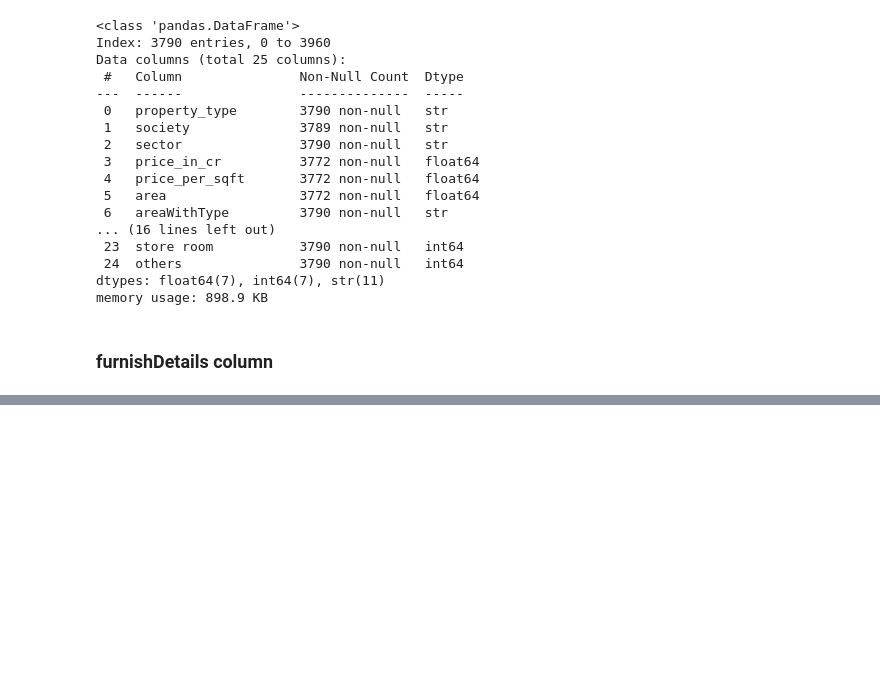
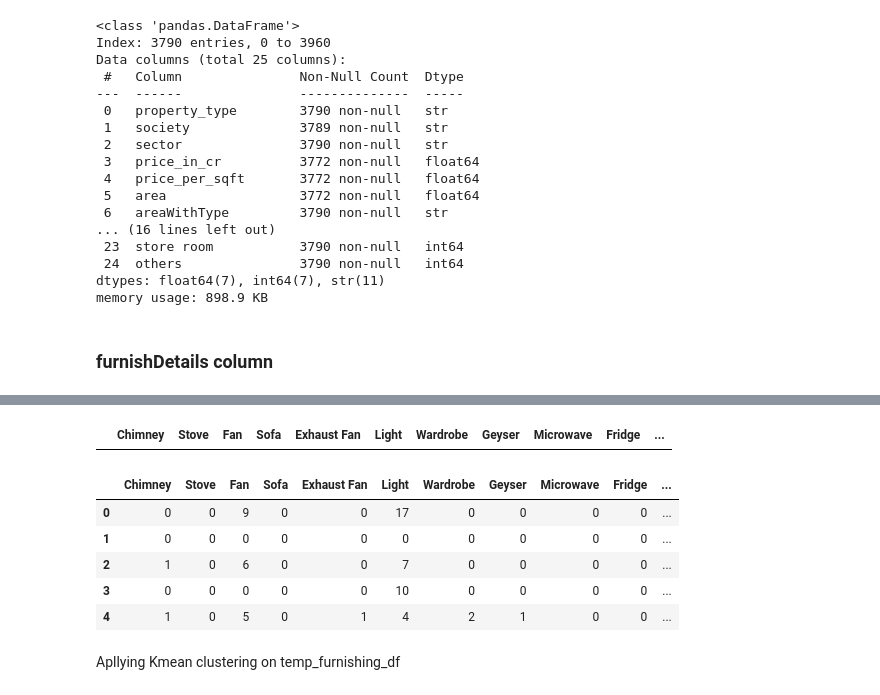
Before and after one commit to akshaypratap008/Real-Estate-Project, a Jupyter notebook: notebooks/feature-engineering/4_feature_engineering_1.ipynb, the cells around one changed output, grey strips where cells are left out. Drawn from its saved outputs; the diff is of its cells as text; code cells hidden in the pictures; blank space fills up the shorter version.

```diff
--- a/notebooks/feature-engineering/4_feature_engineering_1.ipynb
+++ b/notebooks/feature-engineering/4_feature_engineering_1.ipynb
@@ -421,0 +412,13 @@ df['furnishDetails']
+# %%
+all_furnishing = []
+
+furnishings_df = df['furnishDetails'].str.replace('[', '').str.replace(']', '').str.replace("'", "").dropna().apply(lambda item: re.sub(r'\d+', '', item).strip())      #removes brackets, ', numbers from the string and drops na values. Also strips any spaces at the start or end of the leftover strings
+
+for details in furnishings_df:      # each details is string containing the info about furnishing item
+    list_items = details.split(',')     # changes the details into list wrt to coma
+    for furnishing_item in list_items:
+        if furnishing_item != '' and 'No' not in furnishing_item:     # checks if the item is empty string and doesn't contain 'No' as they will be 0 in count later
+            all_furnishing.append(furnishing_item.strip())
+
+# print(set(all_furnishing))
+all_furnishing = list(set(all_furnishing))
@@ -421,0 +446,18 @@ df['furnishDetails']
+# %%
+def get_furnishing_counts(details, furnishing_item):
+    if isinstance(details, str):
+        if f'No {furnishing_item}' in details:
+            return 0
+        pattern = re.compile(f"(\d+) {furnishing_item}")
+        match = pattern.search(details)
+
+        if match:
+            return int(match.group(1))
+        elif furnishing_item in details:
+            return 1
+    return 0
+# %%
+temp_furnishing_df = pd.DataFrame(columns=all_furnishing)
+temp_furnishing_df
+# %% [output]
+|  | Chimney | Stove | Fan | Sofa | Exhaust Fan | Light | Wardrobe | Geyser | Microwave | Fridge | ... |
@@ -421,0 +467,11 @@ df['furnishDetails']
+# %%
+temp_furnishing_df.head()
+# %% [output]
+|  | Chimney | Stove | Fan | Sofa | Exhaust Fan | Light | Wardrobe | Geyser | Microwave | Fridge | ... |
+| 0 | 0 | 0 | 9 | 0 | 0 | 17 | 0 | 0 | 0 | 0 | ... |
+| 1 | 0 | 0 | 0 | 0 | 0 | 0 | 0 | 0 | 0 | 0 | ... |
+| 2 | 1 | 0 | 6 | 0 | 0 | 7 | 0 | 0 | 0 | 0 | ... |
+| 3 | 0 | 0 | 0 | 0 | 0 | 10 | 0 | 0 | 0 | 0 | ... |
+| 4 | 1 | 0 | 5 | 0 | 1 | 4 | 2 | 1 | 0 | 0 | ... |
+# %% [markdown]
+Apllying Kmean clustering on temp_furnishing_df
```
Also changed, not shown: parts of 15 cells of this notebook, 1 other file.
